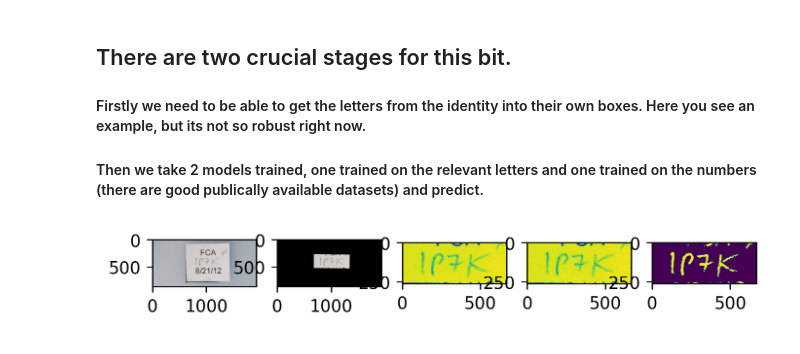
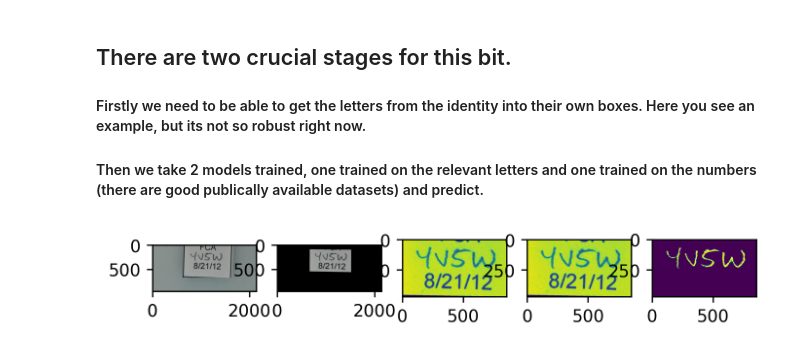
Before and after one commit to Jor-Lee/Guppies, a Jupyter notebook: Python_Files/ML_preprocessing.ipynb, the cells around one changed output. Drawn from its saved outputs; the diff is of its cells as text; code cells hidden in the pictures.

```diff
--- a/Python_Files/ML_preprocessing.ipynb
+++ b/Python_Files/ML_preprocessing.ipynb
@@ -231,12 +233,12 @@ def extract_ID_handwriting(frame, paragraph_vertices, verbose=False):
 
     return frame
 # %%
-file = 'Manually_Labelled/CA1208/FCA1P7K1208s.JPG'
+file = 'Manually_Labelled_New/New/CA1208/FCA4V5W1208.JPG'
 client = vision.ImageAnnotatorClient()
 frame, para_box = GetImageAndParaBox(file, client)
 
 %matplotlib inline
 ID = extract_ID_handwriting(frame, para_box, verbose=True)
 # %% [output]
-[figure, old version]
+[figure, new version]
 # %%
```
Also changed, not shown: parts of 8 cells of this notebook, 3 other files.
